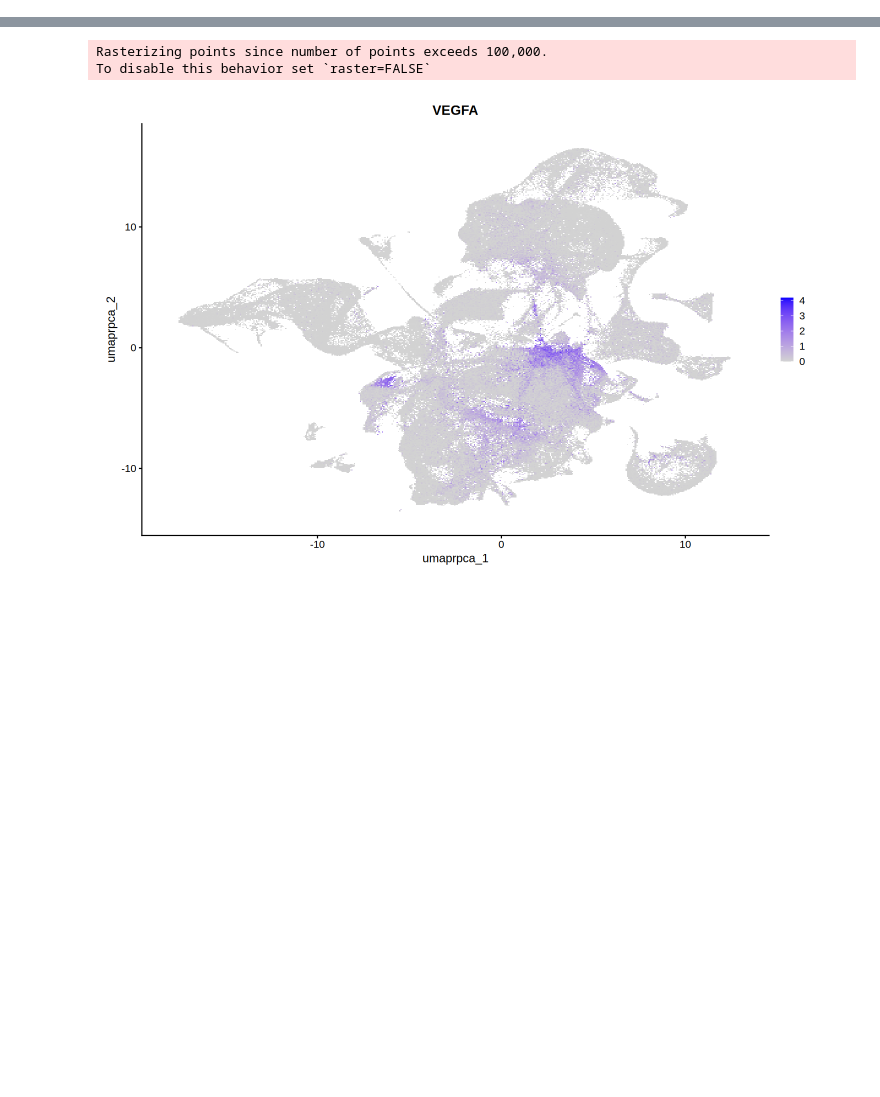
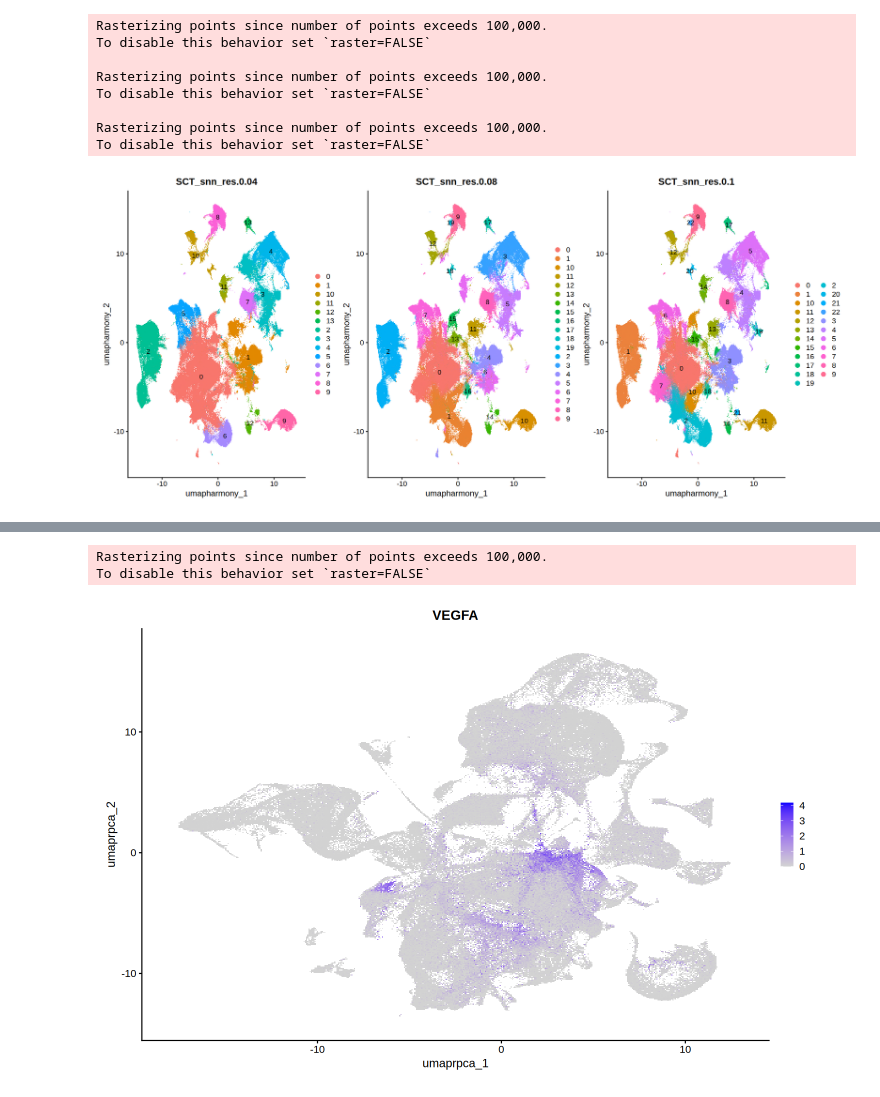
Before and after one commit to bao-mathmod/Gliomas, a Jupyter notebook: 04.upstream/scRNA/01.preprocess/04_integrated_annotated.ipynb, the cells around one changed output, grey strips where cells are left out. Saved outputs shown, nothing was run; the diff lists cells and outputs as text; code cells hidden in the pictures; blank space fills up the shorter version.

```diff
--- a/04.upstream/scRNA/01.preprocess/04_integrated_annotated.ipynb
+++ b/04.upstream/scRNA/01.preprocess/04_integrated_annotated.ipynb
@@ -57,3 +68,20 @@ A data.frame: 2 × 33
+# %%
+options(repr.plot.width = 18, repr.plot.height = 8)
+p1 <- DimPlot(harmony_obj, reduction = 'umap.harmony', group.by = 'SCT_snn_res.0.04', label = TRUE)
+p2 <- DimPlot(harmony_obj, reduction = 'umap.harmony', group.by = 'SCT_snn_res.0.08', label = TRUE)
+p3 <- DimPlot(harmony_obj, reduction = 'umap.harmony', group.by = 'SCT_snn_res.0.1', label = TRUE)
+
+p1 + p2 + p3
+# %% [output]
+Rasterizing points since number of points exceeds 100,000.
+To disable this behavior set `raster=FALSE`
+
+Rasterizing points since number of points exceeds 100,000.
+To disable this behavior set `raster=FALSE`
+
+Rasterizing points since number of points exceeds 100,000.
+To disable this behavior set `raster=FALSE`
+[figure, added]
 # %%
 options(repr.plot.width = 18, repr.plot.height = 8)
 p1 <- DimPlot(rpca_obj, reduction = 'umap.rpca', group.by = 'SCT_snn_res.0.1', label = TRUE)
```
Also changed, not shown: parts of 15 cells of this notebook, 5 other files.
